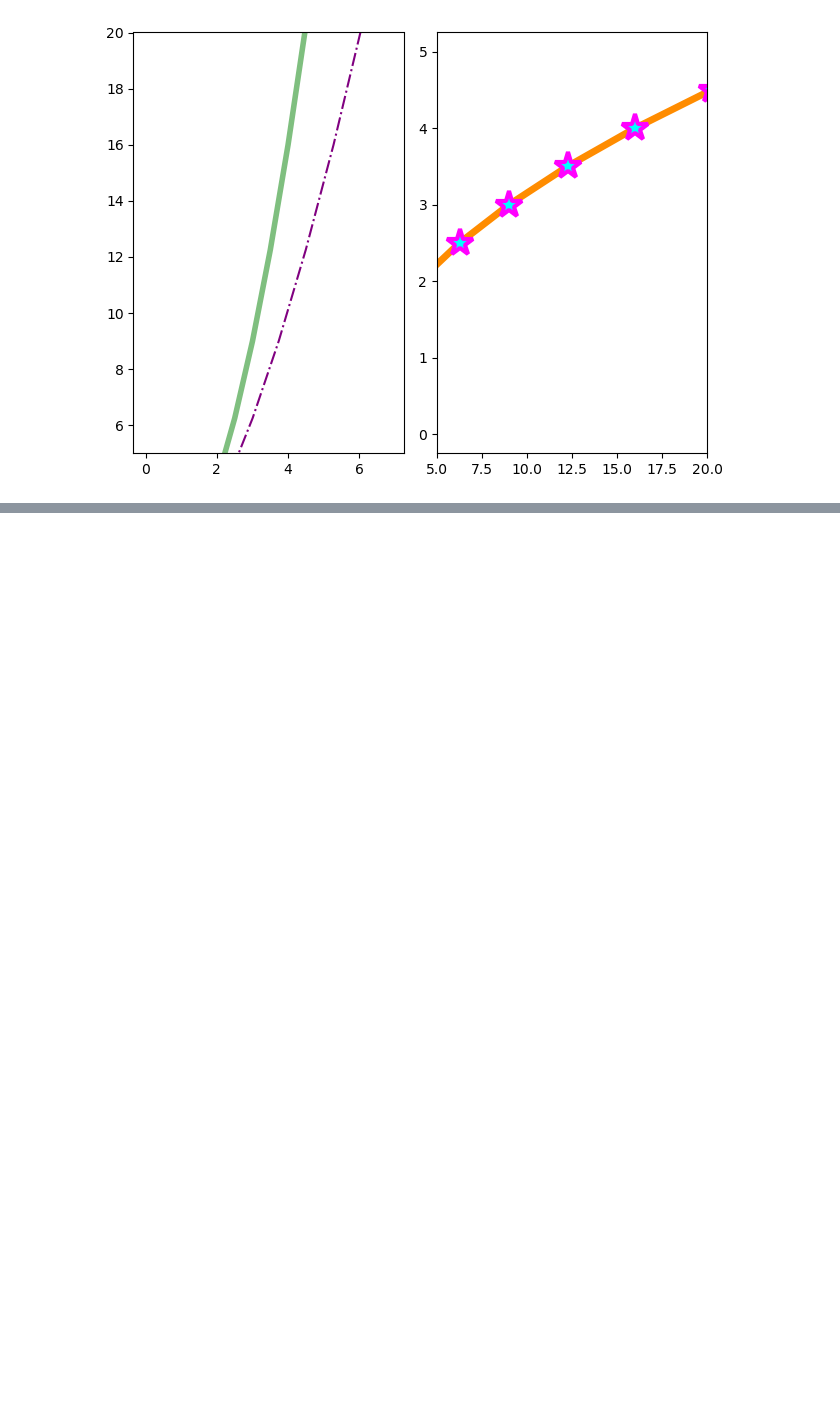
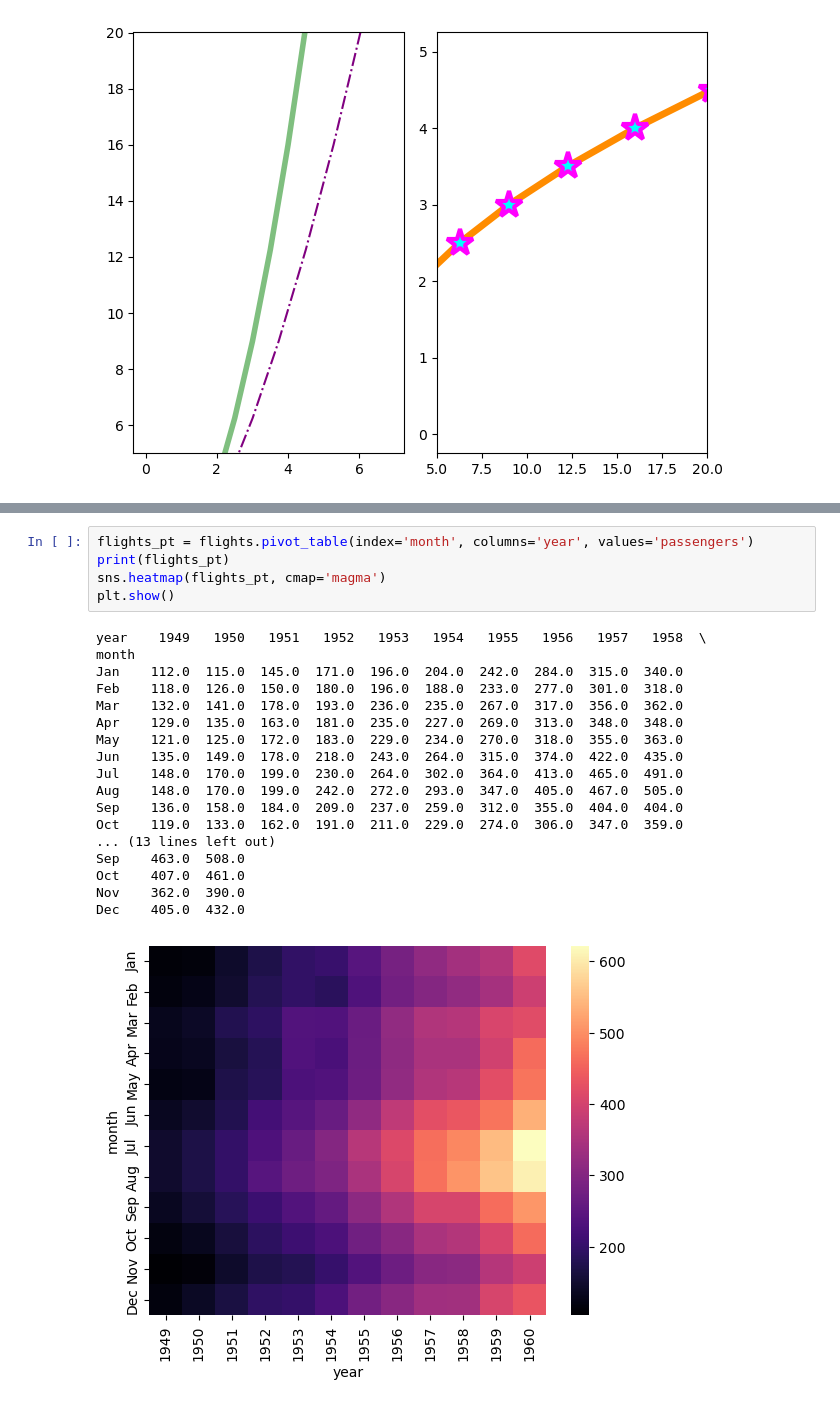
Before and after one commit to FarhanMS123/NeuralNetworkMemorandum, a Jupyter notebook: experiments/basic_python.ipynb, the cells around one changed output, grey strips where cells are left out. Drawn from its saved outputs; the diff is of its cells as text; blank space fills up the shorter version.

```diff
--- a/experiments/basic_python.ipynb
+++ b/experiments/basic_python.ipynb
@@ -729,0 +803,24 @@ plt.show()
+# %%
+flights_pt = flights.pivot_table(index='month', columns='year', values='passengers')
+print(flights_pt)
+sns.heatmap(flights_pt, cmap='magma')
+plt.show()
+# %% [output]
+year    1949   1950   1951   1952   1953   1954   1955   1956   1957   1958  \
+month
+Jan    112.0  115.0  145.0  171.0  196.0  204.0  242.0  284.0  315.0  340.0
+Feb    118.0  126.0  150.0  180.0  196.0  188.0  233.0  277.0  301.0  318.0
+Mar    132.0  141.0  178.0  193.0  236.0  235.0  267.0  317.0  356.0  362.0
+Apr    129.0  135.0  163.0  181.0  235.0  227.0  269.0  313.0  348.0  348.0
+May    121.0  125.0  172.0  183.0  229.0  234.0  270.0  318.0  355.0  363.0
+Jun    135.0  149.0  178.0  218.0  243.0  264.0  315.0  374.0  422.0  435.0
+Jul    148.0  170.0  199.0  230.0  264.0  302.0  364.0  413.0  465.0  491.0
+Aug    148.0  170.0  199.0  242.0  272.0  293.0  347.0  405.0  467.0  505.0
+Sep    136.0  158.0  184.0  209.0  237.0  259.0  312.0  355.0  404.0  404.0
+Oct    119.0  133.0  162.0  191.0  211.0  229.0  274.0  306.0  347.0  359.0
+... (13 lines left out)
+Sep    463.0  508.0
+Oct    407.0  461.0
+Nov    362.0  390.0
+Dec    405.0  432.0
+[figure, added]
```
Also changed, not shown: parts of 11 cells of this notebook.
